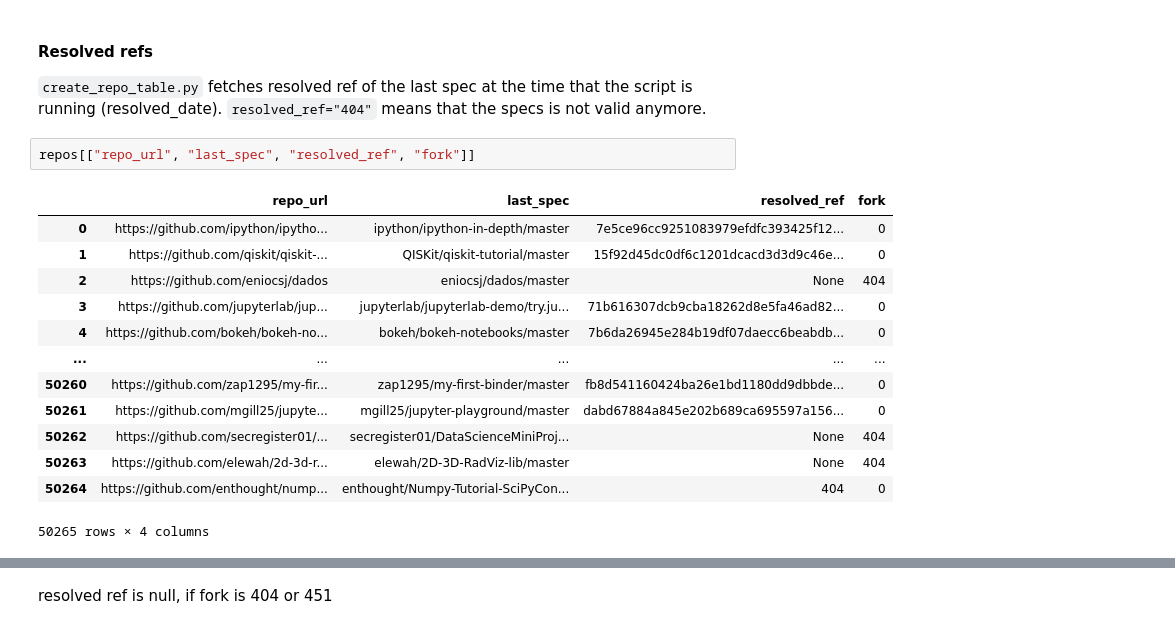
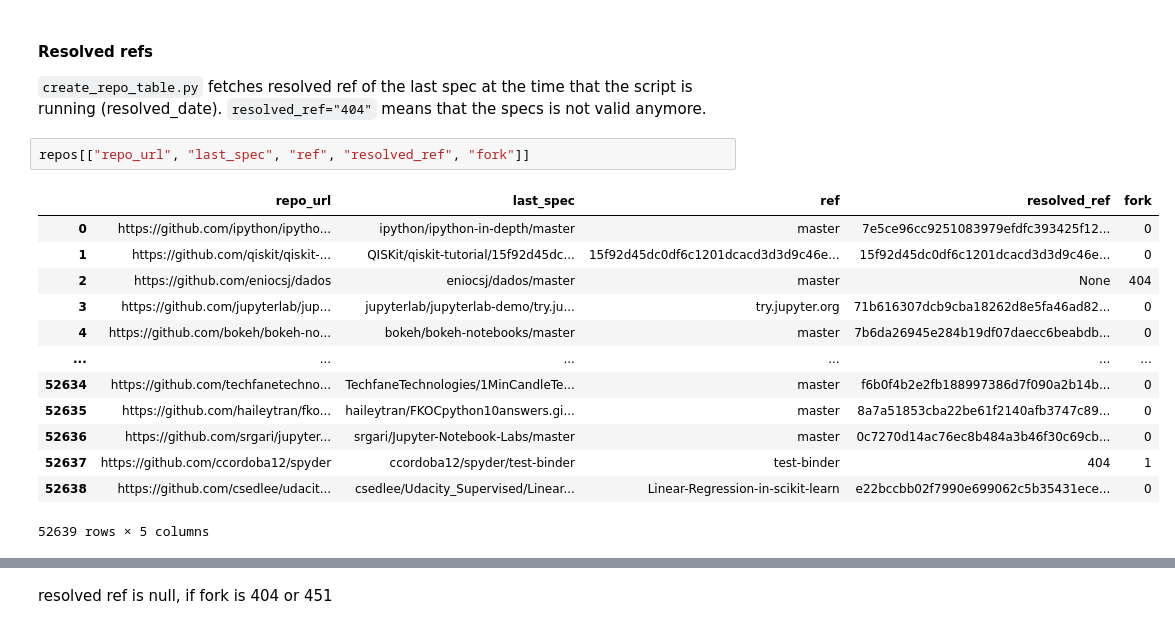
Before and after one commit to gesiscss/binder_paper_20, a Jupyter notebook: analysis/repos.ipynb, the cells around one changed output, grey strips where cells are left out. Drawn from its saved outputs; the diff is of its cells as text.

Commit message:
new db with data until 07.26

```diff
--- a/analysis/repos.ipynb
+++ b/analysis/repos.ipynb
@@ -132,21 +132,21 @@ repos[repos["fork"].isin([404, 451])][["repo_url", "remote_id", "last_spec", "re
 `create_repo_table.py` fetches resolved ref of the last spec at the time that the script is running (resolved_date).
 `resolved_ref="404"` means that the specs is not valid anymore.
 # %%
-repos[["repo_url", "last_spec", "resolved_ref", "fork"]]
+repos[["repo_url", "last_spec", "ref", "resolved_ref", "fork"]]
 # %% [output]
-|  | repo_url | last_spec | resolved_ref | fork |
-| 0 | https://github.com/ipython/ipytho... | ipython/ipython-in-depth/master | 7e5ce96cc9251083979efdfc393425f12... | 0 |
-| 1 | https://github.com/qiskit/qiskit-... | QISKit/qiskit-tutorial/master | 15f92d45dc0df6c1201dcacd3d3d9c46e... | 0 |
-| 2 | https://github.com/eniocsj/dados | eniocsj/dados/master | None | 404 |
-| 3 | https://github.com/jupyterlab/jup... | jupyterlab/jupyterlab-demo/try.ju... | 71b616307dcb9cba18262d8e5fa46ad82... | 0 |
-| 4 | https://github.com/bokeh/bokeh-no... | bokeh/bokeh-notebooks/master | 7b6da26945e284b19df07daecc6beabdb... | 0 |
-| ... | ... | ... | ... | ... |
-| 50260 | https://github.com/zap1295/my-fir... | zap1295/my-first-binder/master | fb8d541160424ba26e1bd1180dd9dbbde... | 0 |
-| 50261 | https://github.com/mgill25/jupyte... | mgill25/jupyter-playground/master | dabd67884a845e202b689ca695597a156... | 0 |
-| 50262 | https://github.com/secregister01/... | secregister01/DataScienceMiniProj... | None | 404 |
-| 50263 | https://github.com/elewah/2d-3d-r... | elewah/2D-3D-RadViz-lib/master | None | 404 |
-| 50264 | https://github.com/enthought/nump... | enthought/Numpy-Tutorial-SciPyCon... | 404 | 0 |
+|  | repo_url | last_spec | ref | resolved_ref | fork |
+| 0 | https://github.com/ipython/ipytho... | ipython/ipython-in-depth/master | master | 7e5ce96cc9251083979efdfc393425f12... | 0 |
+| 1 | https://github.com/qiskit/qiskit-... | QISKit/qiskit-tutorial/15f92d45dc... | 15f92d45dc0df6c1201dcacd3d3d9c46e... | 15f92d45dc0df6c1201dcacd3d3d9c46e... | 0 |
+| 2 | https://github.com/eniocsj/dados | eniocsj/dados/master | master | None | 404 |
+| 3 | https://github.com/jupyterlab/jup... | jupyterlab/jupyterlab-demo/try.ju... | try.jupyter.org | 71b616307dcb9cba18262d8e5fa46ad82... | 0 |
+| 4 | https://github.com/bokeh/bokeh-no... | bokeh/bokeh-notebooks/master | master | 7b6da26945e284b19df07daecc6beabdb... | 0 |
+| ... | ... | ... | ... | ... | ... |
+| 52634 | https://github.com/techfanetechno... | TechfaneTechnologies/1MinCandleTe... | master | f6b0f4b2e2fb188997386d7f090a2b14b... | 0 |
+| 52635 | https://github.com/haileytran/fko... | haileytran/FKOCpython10answers.gi... | master | 8a7a51853cba22be61f2140afb3747c89... | 0 |
+| 52636 | https://github.com/srgari/jupyter... | srgari/Jupyter-Notebook-Labs/master | master | 0c7270d14ac76ec8b484a3b46f30c69cb... | 0 |
+| 52637 | https://github.com/ccordoba12/spyder | ccordoba12/spyder/test-binder | test-binder | 404 | 1 |
+| 52638 | https://github.com/csedlee/udacit... | csedlee/Udacity_Supervised/Linear... | Linear-Regression-in-scikit-learn | e22bccbb02f7990e699062c5b35431ece... | 0 |
-50265 rows × 4 columns
+52639 rows × 5 columns
 # %%
 len(repos[repos["resolved_ref"].isnull() |  (repos["resolved_ref"] == "404")])
 # %% [output]
```
Also changed, not shown: parts of 40 cells of this notebook, 3 other files.
